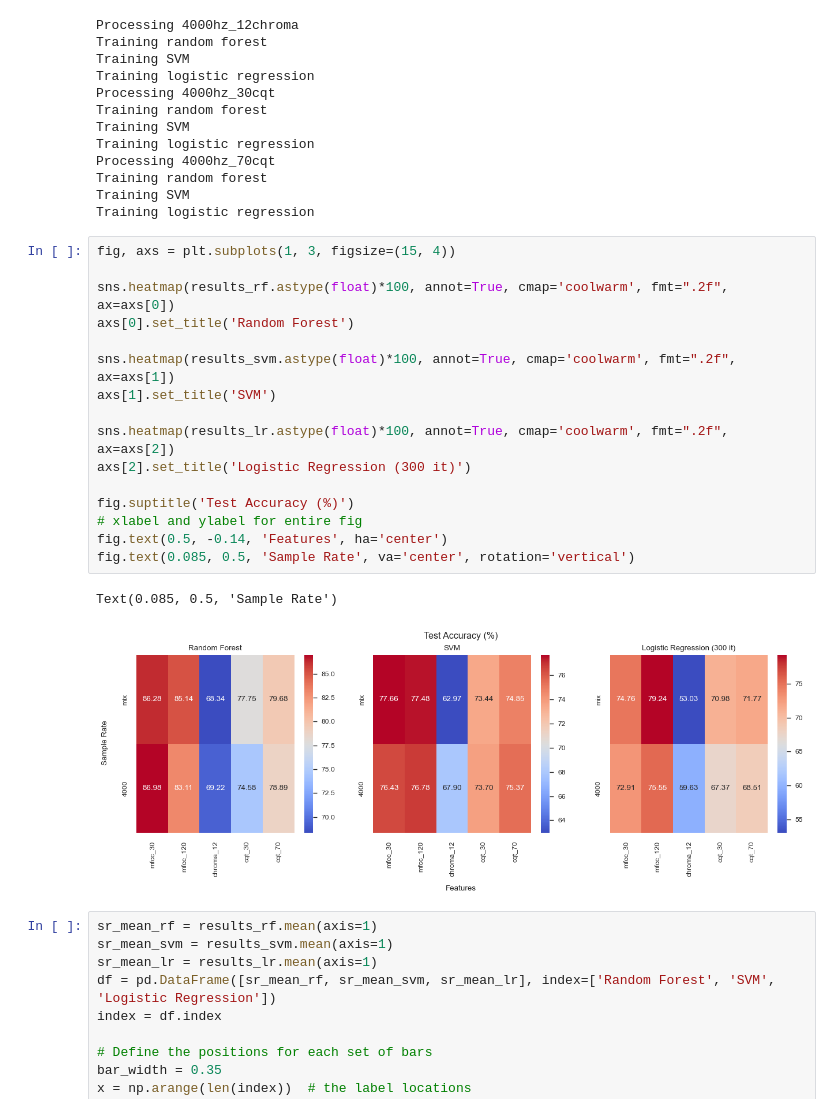
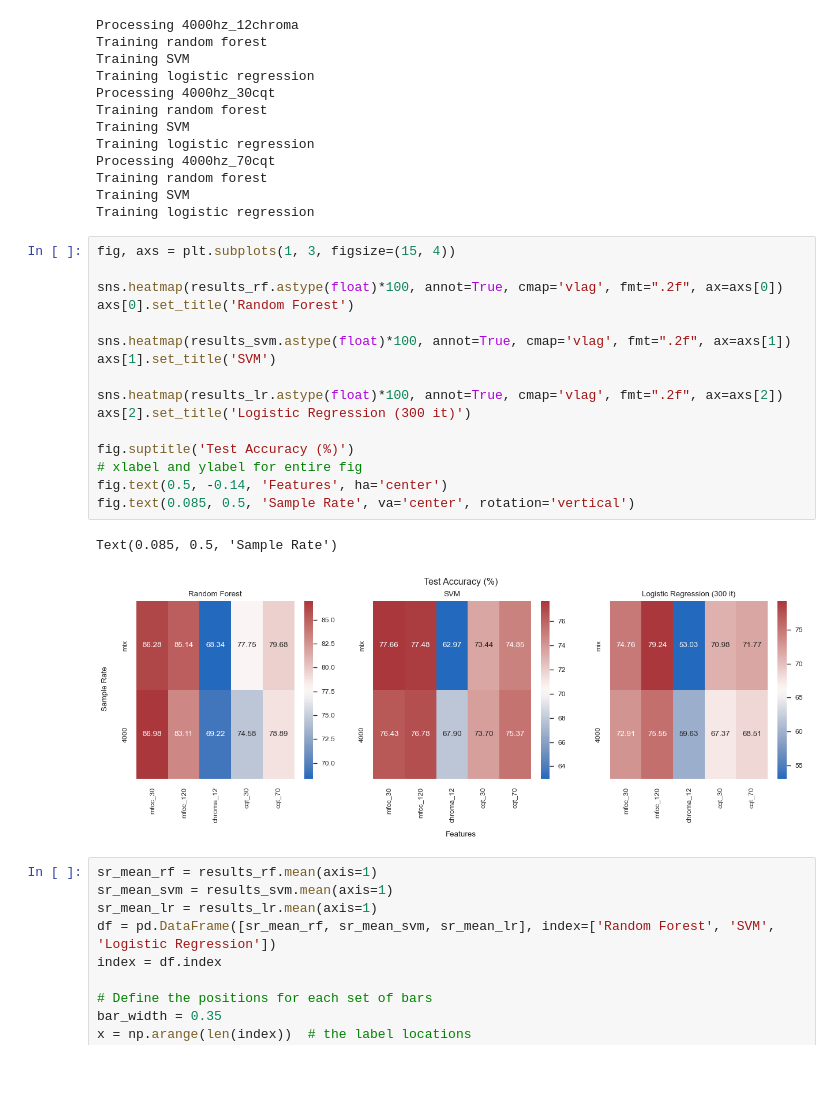
Before and after one commit to DavideLigari01/advanced-biomedical-project, a Jupyter notebook: notebooks/sample_rate_impact.ipynb, the cells around one changed output. Saved outputs shown, nothing was run; the diff lists cells and outputs as text; blank space fills up the shorter version.

```diff
--- a/notebooks/sample_rate_impact.ipynb
+++ b/notebooks/sample_rate_impact.ipynb
@@ -176,22 +176,22 @@ Training logistic regression
 # %%
 fig, axs = plt.subplots(1, 3, figsize=(15, 4))
 
-sns.heatmap(results_rf.astype(float)*100, annot=True, cmap='coolwarm', fmt=".2f", ax=axs[0])
+sns.heatmap(results_rf.astype(float)*100, annot=True, cmap='vlag', fmt=".2f", ax=axs[0])
 axs[0].set_title('Random Forest')
 
-sns.heatmap(results_svm.astype(float)*100, annot=True, cmap='coolwarm', fmt=".2f", ax=axs[1])
+sns.heatmap(results_svm.astype(float)*100, annot=True, cmap='vlag', fmt=".2f", ax=axs[1])
 axs[1].set_title('SVM')
 
-sns.heatmap(results_lr.astype(float)*100, annot=True, cmap='coolwarm', fmt=".2f", ax=axs[2])
+sns.heatmap(results_lr.astype(float)*100, annot=True, cmap='vlag', fmt=".2f", ax=axs[2])
 axs[2].set_title('Logistic Regression (300 it)')
 
 fig.suptitle('Test Accuracy (%)')
 # xlabel and ylabel for entire fig
 fig.text(0.5, -0.14, 'Features', ha='center')
 fig.text(0.085, 0.5, 'Sample Rate', va='center', rotation='vertical')
 # %% [output]
 Text(0.085, 0.5, 'Sample Rate')
-[figure, old version]
+[figure, new version]
 # %%
 sr_mean_rf = results_rf.mean(axis=1)
 sr_mean_svm = results_svm.mean(axis=1)
```
